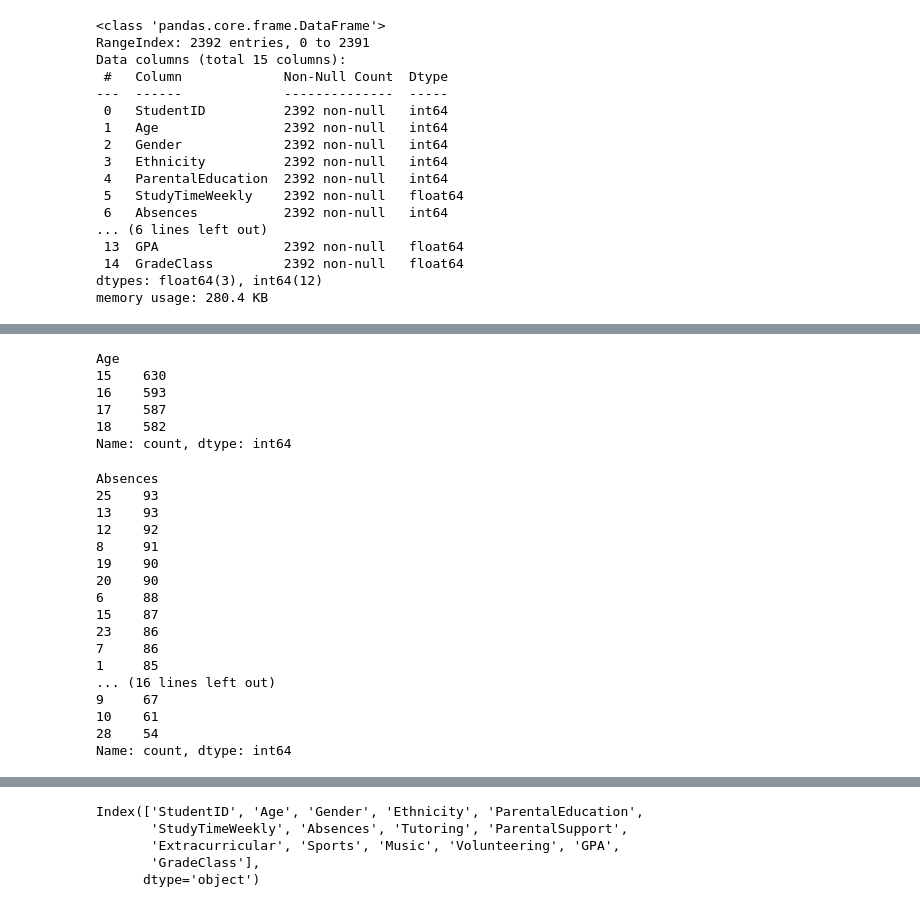
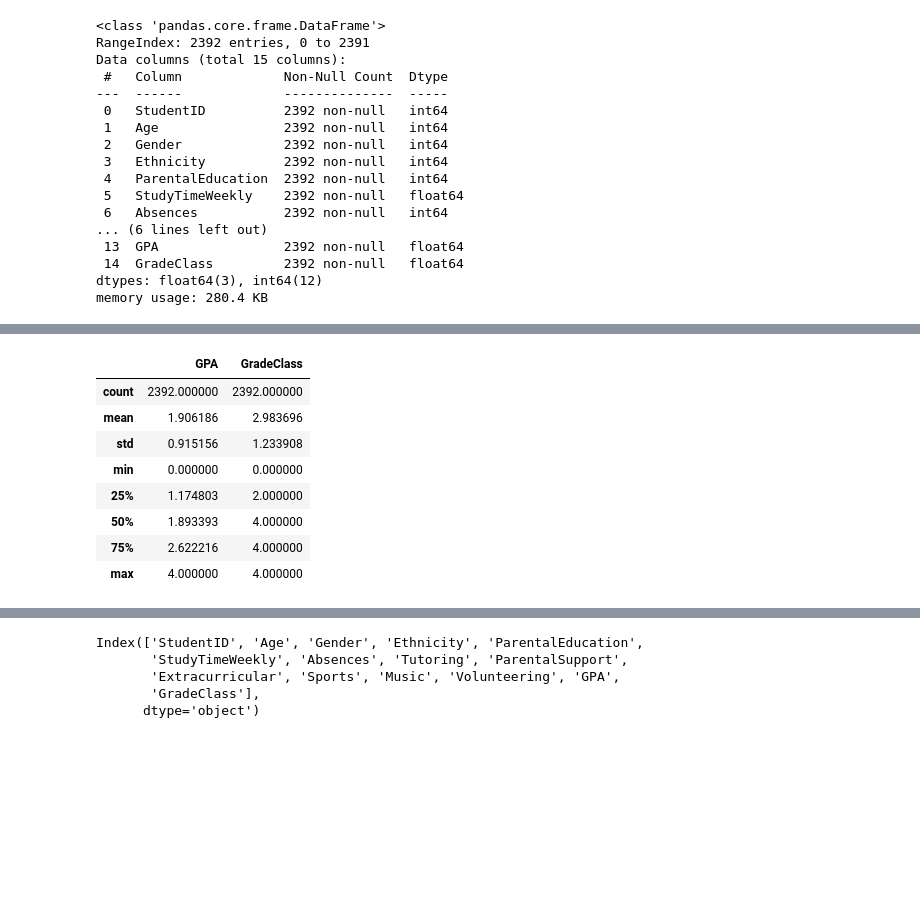
Before and after one commit to thejoresp/ProcesamientoML, a Jupyter notebook: procesamentiML.ipynb, the cells around one changed output, grey strips where cells are left out. Cells and saved outputs as stored; diff of their text form; code cells hidden in the pictures; blank space fills up the shorter version.

```diff
--- a/procesamentiML.ipynb
+++ b/procesamentiML.ipynb
@@ -76,29 +60,16 @@ dtype: int64
 # %%
-perfomance['Age'].value_counts()
+# perfomance['Age'].value_counts()
-# %% [output]
-Age
-15    630
-16    593
-17    587
-18    582
-Name: count, dtype: int64
 # %%
-perfomance['Absences'].value_counts()
+# perfomance['Absences'].value_counts()
-# %% [output]
-Absences
-25    93
-13    93
-12    92
-8     91
-19    90
-20    90
-6     88
-15    87
-23    86
-7     86
-1     85
-... (16 lines left out)
-9     67
-10    61
-28    54
-Name: count, dtype: int64
+# %%
+perfomance[['GPA', 'GradeClass']].describe()
+# %% [output]
+|  | GPA | GradeClass |
+| count | 2392.000000 | 2392.000000 |
+| mean | 1.906186 | 2.983696 |
+| std | 0.915156 | 1.233908 |
+| min | 0.000000 | 0.000000 |
+| 25% | 1.174803 | 2.000000 |
+| 50% | 1.893393 | 4.000000 |
+| 75% | 2.622216 | 4.000000 |
+| max | 4.000000 | 4.000000 |
```
Also changed, not shown: parts of 19 cells of this notebook.
